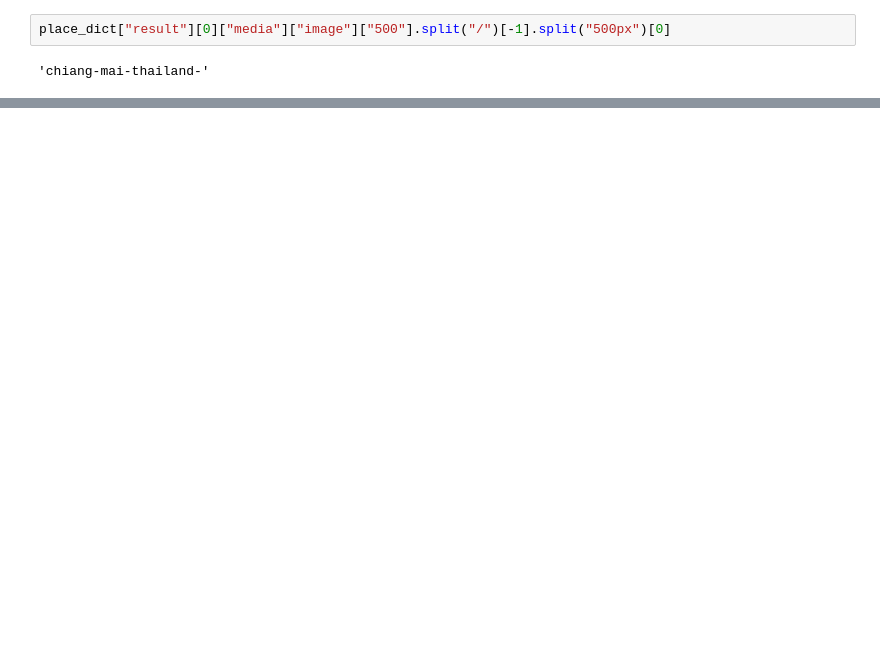
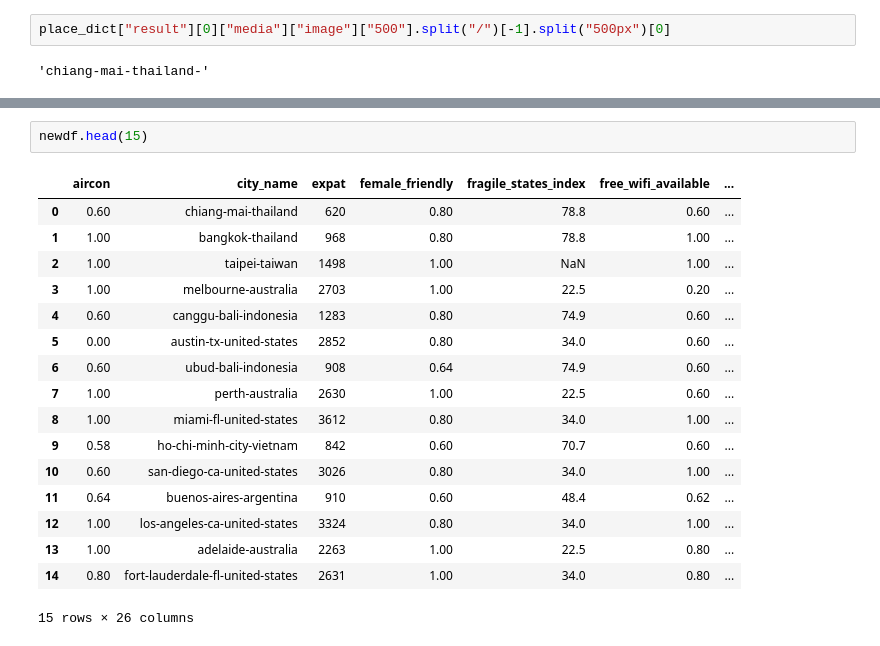
Before and after one commit to sVujke/nomad-list-server, a Jupyter notebook: explore.ipynb, the cells around one changed output, grey strips where cells are left out. Saved outputs shown, nothing was run; the diff lists cells and outputs as text; blank space fills up the shorter version.

```diff
--- a/explore.ipynb
+++ b/explore.ipynb
@@ -319,0 +231,20 @@ newdf.head()
+# %%
+newdf.head(15)
+# %% [output]
+|  | aircon | city_name | expat | female_friendly | fragile_states_index | free_wifi_available | ... |
+| 0 | 0.60 | chiang-mai-thailand | 620 | 0.80 | 78.8 | 0.60 | ... |
+| 1 | 1.00 | bangkok-thailand | 968 | 0.80 | 78.8 | 1.00 | ... |
+| 2 | 1.00 | taipei-taiwan | 1498 | 1.00 | NaN | 1.00 | ... |
+| 3 | 1.00 | melbourne-australia | 2703 | 1.00 | 22.5 | 0.20 | ... |
+| 4 | 0.60 | canggu-bali-indonesia | 1283 | 0.80 | 74.9 | 0.60 | ... |
+| 5 | 0.00 | austin-tx-united-states | 2852 | 0.80 | 34.0 | 0.60 | ... |
+| 6 | 0.60 | ubud-bali-indonesia | 908 | 0.64 | 74.9 | 0.60 | ... |
+| 7 | 1.00 | perth-australia | 2630 | 1.00 | 22.5 | 0.60 | ... |
+| 8 | 1.00 | miami-fl-united-states | 3612 | 0.80 | 34.0 | 1.00 | ... |
+| 9 | 0.58 | ho-chi-minh-city-vietnam | 842 | 0.60 | 70.7 | 0.60 | ... |
+| 10 | 0.60 | san-diego-ca-united-states | 3026 | 0.80 | 34.0 | 1.00 | ... |
+| 11 | 0.64 | buenos-aires-argentina | 910 | 0.60 | 48.4 | 0.62 | ... |
+| 12 | 1.00 | los-angeles-ca-united-states | 3324 | 0.80 | 34.0 | 1.00 | ... |
+| 13 | 1.00 | adelaide-australia | 2263 | 1.00 | 22.5 | 0.80 | ... |
+| 14 | 0.80 | fort-lauderdale-fl-united-states | 2631 | 1.00 | 34.0 | 0.80 | ... |
+15 rows × 26 columns
```
Also changed, not shown: parts of 30 cells of this notebook.
